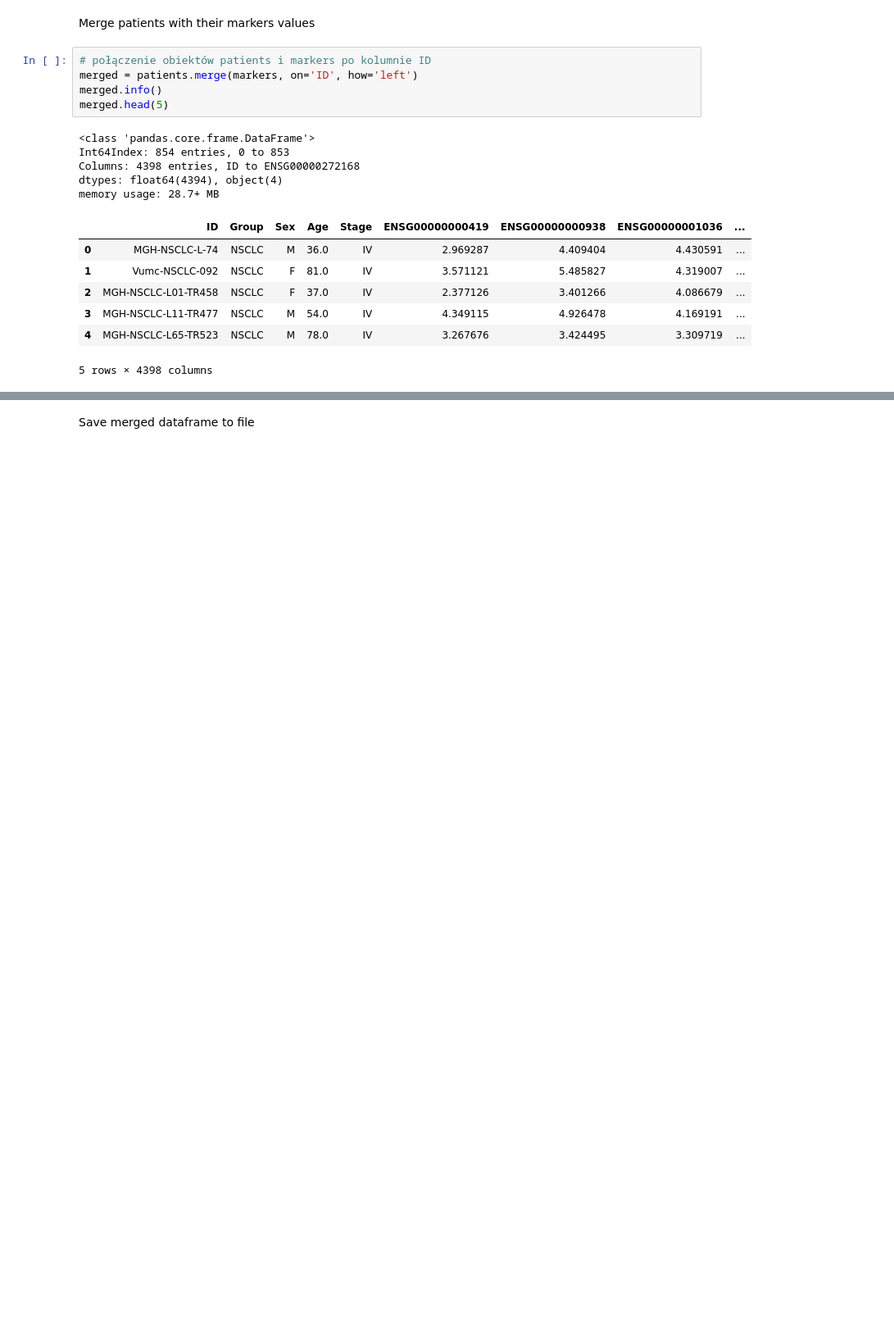
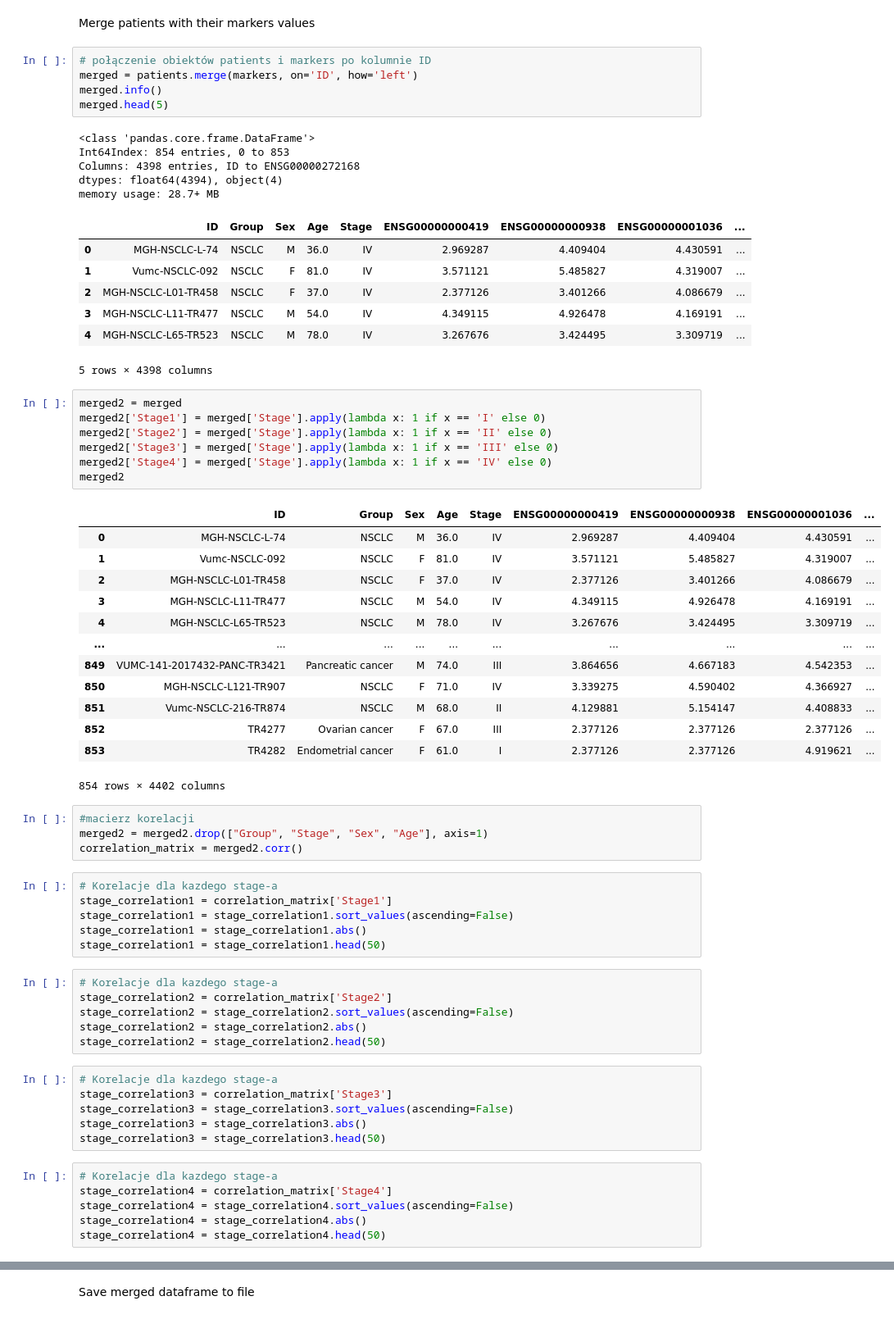
Before and after one commit to DariuszMech/Cancer-stage-prediction, a Jupyter notebook: notebooks/data_preparation.ipynb, the cells around one changed output, grey strips where cells are left out. Shown at 82% size. Drawn from its saved outputs; the diff is of its cells as text; blank space fills up the shorter version.

```diff
--- a/notebooks/data_preparation.ipynb
+++ b/notebooks/data_preparation.ipynb
@@ -231,3 +231,52 @@ memory usage: 28.7+ MB
 | 3 | MGH-NSCLC-L11-TR477 | NSCLC | M | 54.0 | IV | 4.349115 | 4.926478 | 4.169191 | ... |
 | 4 | MGH-NSCLC-L65-TR523 | NSCLC | M | 78.0 | IV | 3.267676 | 3.424495 | 3.309719 | ... |
 5 rows × 4398 columns
+# %%
+merged2 = merged
+merged2['Stage1'] = merged['Stage'].apply(lambda x: 1 if x == 'I' else 0)
+merged2['Stage2'] = merged['Stage'].apply(lambda x: 1 if x == 'II' else 0)
+merged2['Stage3'] = merged['Stage'].apply(lambda x: 1 if x == 'III' else 0)
+merged2['Stage4'] = merged['Stage'].apply(lambda x: 1 if x == 'IV' else 0)
+merged2
+# %% [output]
+|  | ID | Group | Sex | Age | Stage | ENSG00000000419 | ENSG00000000938 | ENSG00000001036 | ... |
+| 0 | MGH-NSCLC-L-74 | NSCLC | M | 36.0 | IV | 2.969287 | 4.409404 | 4.430591 | ... |
+| 1 | Vumc-NSCLC-092 | NSCLC | F | 81.0 | IV | 3.571121 | 5.485827 | 4.319007 | ... |
+| 2 | MGH-NSCLC-L01-TR458 | NSCLC | F | 37.0 | IV | 2.377126 | 3.401266 | 4.086679 | ... |
+| 3 | MGH-NSCLC-L11-TR477 | NSCLC | M | 54.0 | IV | 4.349115 | 4.926478 | 4.169191 | ... |
+| 4 | MGH-NSCLC-L65-TR523 | NSCLC | M | 78.0 | IV | 3.267676 | 3.424495 | 3.309719 | ... |
+| ... | ... | ... | ... | ... | ... | ... | ... | ... | ... |
+| 849 | VUMC-141-2017432-PANC-TR3421 | Pancreatic cancer | M | 74.0 | III | 3.864656 | 4.667183 | 4.542353 | ... |
+| 850 | MGH-NSCLC-L121-TR907 | NSCLC | F | 71.0 | IV | 3.339275 | 4.590402 | 4.366927 | ... |
+| 851 | Vumc-NSCLC-216-TR874 | NSCLC | M | 68.0 | II | 4.129881 | 5.154147 | 4.408833 | ... |
+| 852 | TR4277 | Ovarian cancer | F | 67.0 | III | 2.377126 | 2.377126 | 2.377126 | ... |
+| 853 | TR4282 | Endometrial cancer | F | 61.0 | I | 2.377126 | 2.377126 | 4.919621 | ... |
+854 rows × 4402 columns
+# %%
+#macierz korelacji
+merged2 = merged2.drop(["Group", "Stage", "Sex", "Age"], axis=1)
+correlation_matrix = merged2.corr()
+# %%
+# Korelacje dla kazdego stage-a
+stage_correlation1 = correlation_matrix['Stage1']
+stage_correlation1 = stage_correlation1.sort_values(ascending=False)
+stage_correlation1 = stage_correlation1.abs()
+stage_correlation1 = stage_correlation1.head(50)
+# %%
+# Korelacje dla kazdego stage-a
+stage_correlation2 = correlation_matrix['Stage2']
+stage_correlation2 = stage_correlation2.sort_values(ascending=False)
+stage_correlation2 = stage_correlation2.abs()
+stage_correlation2 = stage_correlation2.head(50)
+# %%
+# Korelacje dla kazdego stage-a
+stage_correlation3 = correlation_matrix['Stage3']
+stage_correlation3 = stage_correlation3.sort_values(ascending=False)
+stage_correlation3 = stage_correlation3.abs()
+stage_correlation3 = stage_correlation3.head(50)
+# %%
+# Korelacje dla kazdego stage-a
+stage_correlation4 = correlation_matrix['Stage4']
+stage_correlation4 = stage_correlation4.sort_values(ascending=False)
+stage_correlation4 = stage_correlation4.abs()
+stage_correlation4 = stage_correlation4.head(50)
```
Also changed, not shown: parts of 7 cells of this notebook, 1 other file.
